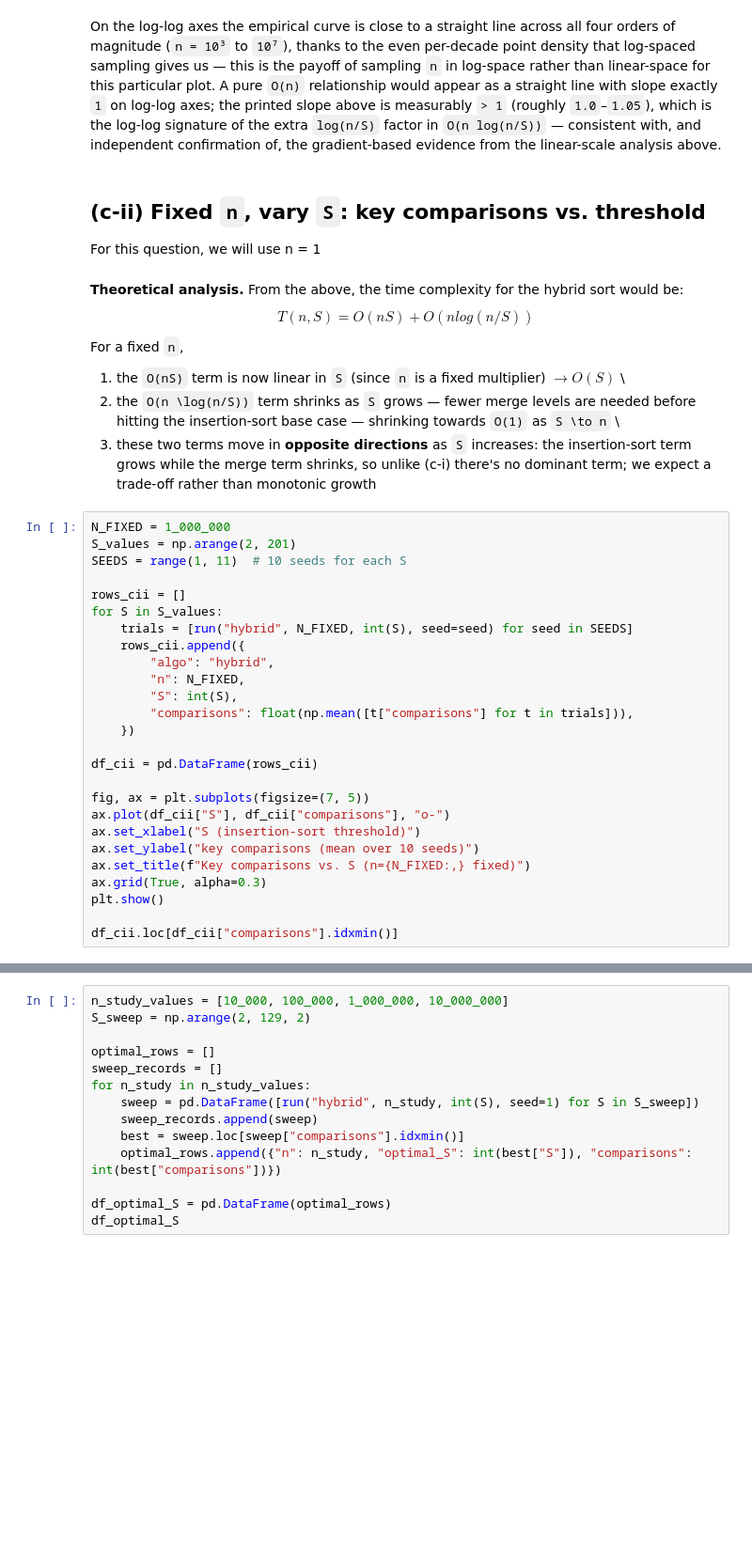
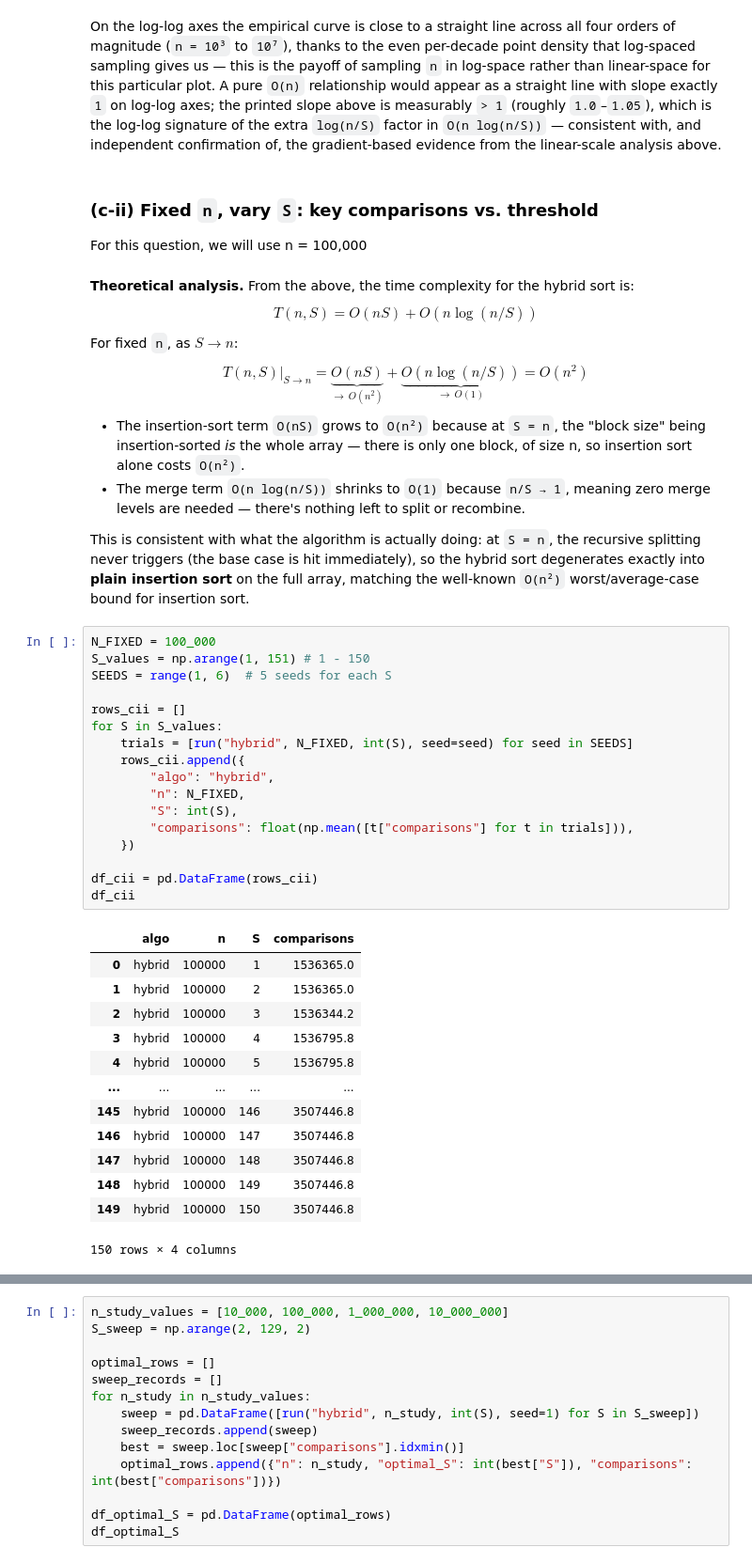
Before and after one commit to wheyy/merge-insertion-hybrid, a Jupyter notebook: analysis.ipynb, the cells around one changed output, grey strips where cells are left out. Shown at 94% size. Cells and saved outputs as stored; diff of their text form; blank space fills up the shorter version.

```diff
--- a/analysis.ipynb
+++ b/analysis.ipynb
@@ -364,42 +364,50 @@ is measurably `> 1` (roughly `1.0`–`1.05`), which is the log-log signature of
 `O(n log(n/S))` — consistent with, and independent confirmation of, the gradient-based evidence from the
 linear-scale analysis above.
 # %% [markdown]
-## (c-ii) Fixed `n`, vary `S`: key comparisons vs. threshold
+### (c-ii) Fixed `n`, vary `S`: key comparisons vs. threshold
 
-For this question, we will use n = 1
+For this question, we will use n = 100,000
 # %% [markdown]
 **Theoretical analysis.**
-From the above, the time complexity for the hybrid sort would be:
-$$T(n, S) = O(nS) + O(n log(n/S))$$
+From the above, the time complexity for the hybrid sort is:
+$$T(n, S) = O(nS) + O(n\log(n/S))$$
 
-For a fixed `n`,
+For fixed `n`, as $S \to n$:
 
-1. the `O(nS)` term is now linear in `S` (since `n` is a fixed multiplier) $\to O(S)$ \
-2. the `O(n \log(n/S))` term shrinks as `S` grows — fewer merge levels are needed before hitting the insertion-sort base case — shrinking towards `O(1)` as `S \to n` \
-3. these two terms move in **opposite directions** as `S` increases: the insertion-sort term grows while the merge term shrinks, so unlike (c-i) there's no dominant term; we expect a trade-off rather than monotonic growth
+$$T(n,S)\Big|_{S \to n} = \underbrace{O(nS)}_{\to\, O(n^2)} + \underbrace{O(n\log(n/S))}_{\to\, O(1)} = O(n^2)$$
+
+- The insertion-sort term `O(nS)` grows to `O(n²)` because at `S = n`, the "block size" being insertion-sorted *is* the whole array — there is only one block, of size n, so insertion sort alone costs `O(n²)`.
+- The merge term `O(n log(n/S))` shrinks to `O(1)` because `n/S → 1`, meaning zero merge levels are needed — there's nothing left to split or recombine.
+
+This is consistent with what the algorithm is actually doing: at `S = n`, the recursive splitting never triggers (the base case is hit immediately), so the hybrid sort degenerates exactly into **plain insertion sort** on the full array, matching the well-known `O(n²)` worst/average-case bound for insertion sort.
 # %%
-N_FIXED = 1_000_000
-S_values = np.arange(2, 201)
-SEEDS = range(1, 11)  # 10 seeds for each S
+N_FIXED = 100_000
+S_values = np.arange(1, 151) # 1 - 150
+SEEDS = range(1, 6)  # 5 seeds for each S
 
 rows_cii = []
 for S in S_values:
     trials = [run("hybrid", N_FIXED, int(S), seed=seed) for seed in SEEDS]
     rows_cii.append({
         "algo": "hybrid",
         "n": N_FIXED,
         "S": int(S),
         "comparisons": float(np.mean([t["comparisons"] for t in trials])),
     })
 
 df_cii = pd.DataFrame(rows_cii)
-
-fig, ax = plt.subplots(figsize=(7, 5))
-ax.plot(df_cii["S"], df_cii["comparisons"], "o-")
-ax.set_xlabel("S (insertion-sort threshold)")
-ax.set_ylabel("key comparisons (mean over 10 seeds)")
-ax.set_title(f"Key comparisons vs. S (n={N_FIXED:,} fixed)")
-ax.grid(True, alpha=0.3)
-plt.show()
-
-df_cii.loc[df_cii["comparisons"].idxmin()]
+df_cii
+# %% [output]
+|  | algo | n | S | comparisons |
+| 0 | hybrid | 100000 | 1 | 1536365.0 |
+| 1 | hybrid | 100000 | 2 | 1536365.0 |
+| 2 | hybrid | 100000 | 3 | 1536344.2 |
+| 3 | hybrid | 100000 | 4 | 1536795.8 |
+| 4 | hybrid | 100000 | 5 | 1536795.8 |
+| ... | ... | ... | ... | ... |
+| 145 | hybrid | 100000 | 146 | 3507446.8 |
+| 146 | hybrid | 100000 | 147 | 3507446.8 |
+| 147 | hybrid | 100000 | 148 | 3507446.8 |
+| 148 | hybrid | 100000 | 149 | 3507446.8 |
+| 149 | hybrid | 100000 | 150 | 3507446.8 |
+150 rows × 4 columns
```
Also changed, not shown: parts of 6 cells of this notebook, 2 other files.
